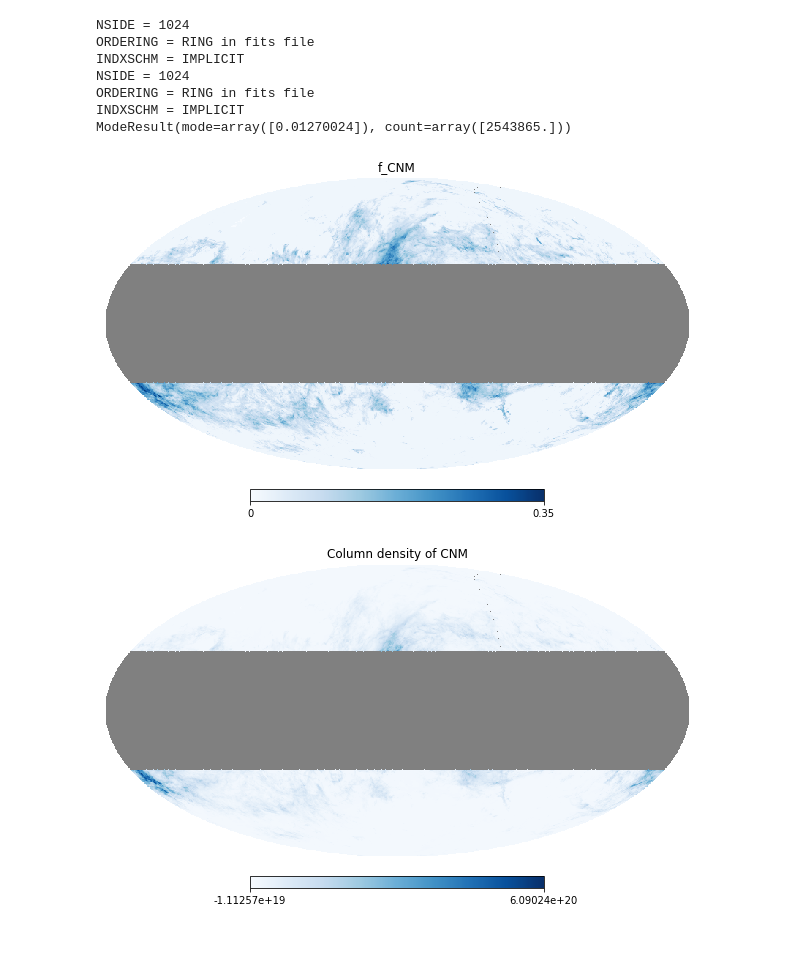
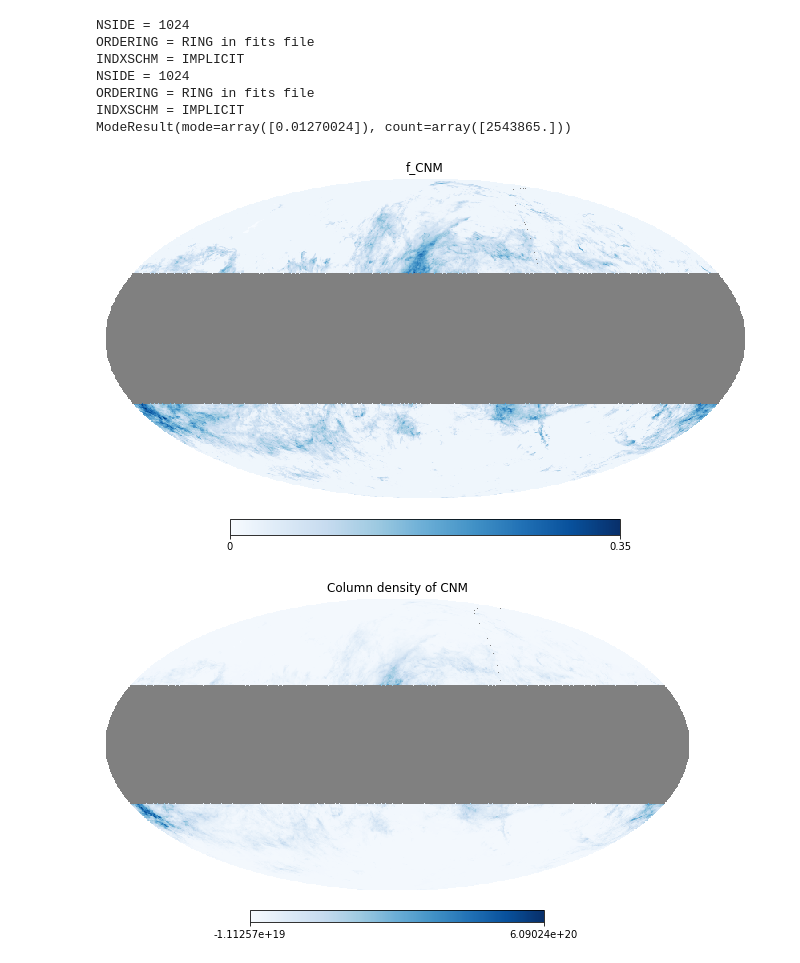
Before and after one commit to mdodici/AME-CNM, a Jupyter notebook: maps/Planck maps.ipynb, the cells around one changed output. Cells and saved outputs as stored; diff of their text form; code cells hidden in the pictures.

```diff
--- a/maps/Planck maps.ipynb
+++ b/maps/Planck maps.ipynb
@@ -122,23 +122,27 @@ def change_coord(m, coord):
     return m[..., new_pix]
 # %%
 # map of CNM fraction
+fCNMmap, map1 = plt.subplots(figsize=(14,7))
 f = hp.read_map('fcnm_hi4pi_hpx.fits') #reads map
 f_gal = change_coord(f, 'CG') #converts to galactic coords
-hp.mollview(f_gal, title = 'f_CNM', min=0 , max=0.35, cmap='Blues') #maps it
+plt.axes(map1)
+hp.mollview(f_gal, title = 'f_CNM', hold=True, min=0 , max=0.35, cmap='Blues') #maps it
 
 #map of CNM column density
 H = hp.read_map('mom0_-90_90_1024.hpx.fits') #reads map of column density of H
 N_CNM = f_gal * H #gives an array detailing a map of column density for CNM
 hp.mollview(N_CNM, title = 'Column density of CNM', cmap = 'Blues') #maps it , min=3e+19, max = 5e+20, norm='log',
 
 print(scipy.stats.mode(f, axis=None, nan_policy = 'omit'))
+
+fCNMmap.savefig('fCNM_CNN.png')
 # %% [output]
 NSIDE = 1024
 ORDERING = RING in fits file
 INDXSCHM = IMPLICIT
 NSIDE = 1024
 ORDERING = RING in fits file
 INDXSCHM = IMPLICIT
 ModeResult(mode=array([0.01270024]), count=array([2543865.]))
-[figure, old version]
+[figure, new version]
 [figure]
```
Also changed, not shown: parts of 2 cells of this notebook, 1 other file.
